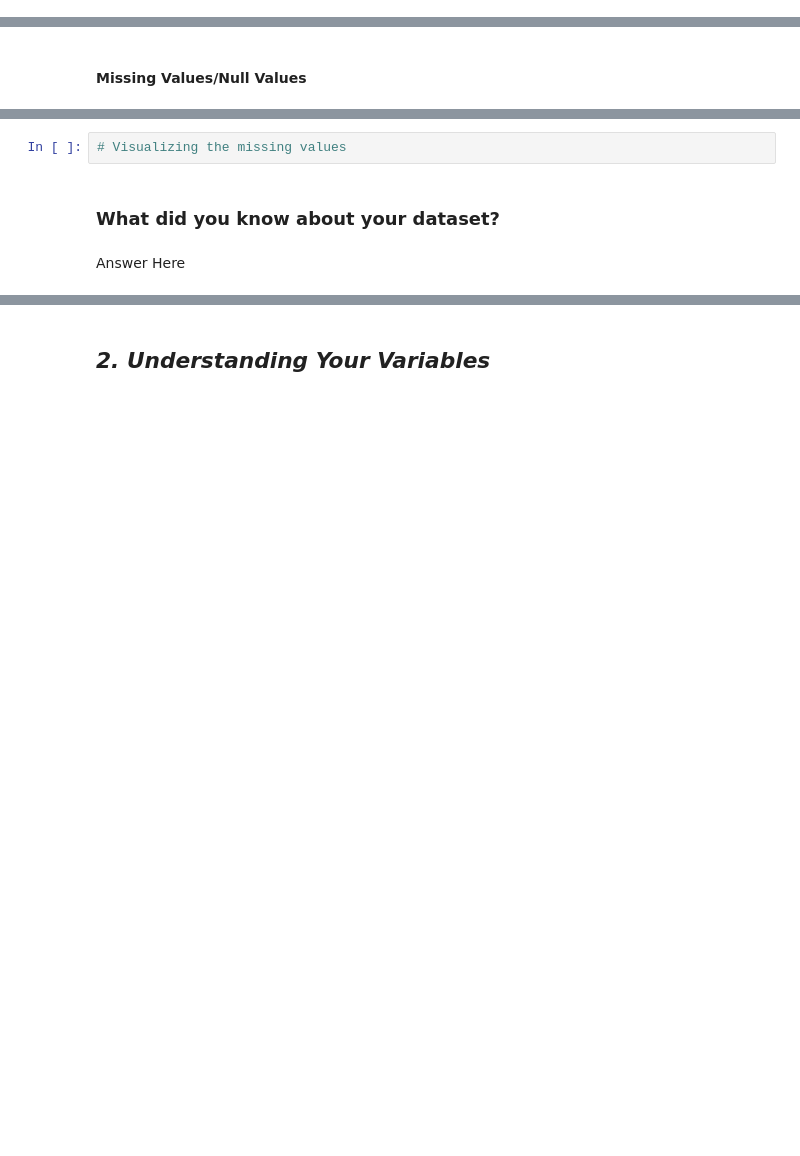
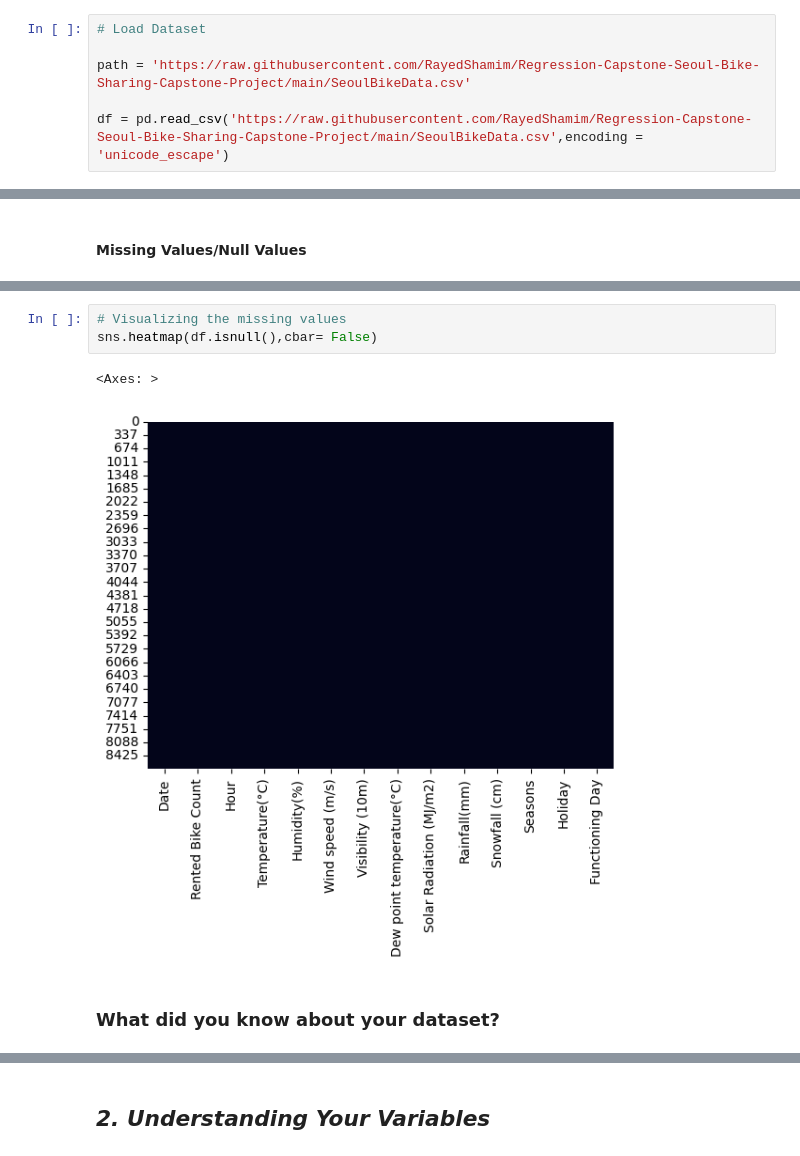
Before and after one commit to RayedShamim/Regression-Capstone-Seoul-Bike-Sharing-Capstone-Project, a Jupyter notebook: Capstone_Bike_Sharing_Demand_Prediction_ML_Submission.ipynb, the cells around one changed output, grey strips where cells are left out. Cells and saved outputs as stored; diff of their text form; blank space fills up the shorter version.

Commit message:
Finished Data Wrangling and Working on Story telling

```diff
--- a/Capstone_Bike_Sharing_Demand_Prediction_ML_Submission.ipynb
+++ b/Capstone_Bike_Sharing_Demand_Prediction_ML_Submission.ipynb
@@ -99,3 +100,9 @@ from sklearn.metrics import mean_squared_error
+# %%
+# Load Dataset
+
+path = 'https://raw.githubusercontent.com/RayedShamim/Regression-Capstone-Seoul-Bike-Sharing-Capstone-Project/main/SeoulBikeData.csv'
+
+df = pd.read_csv('https://raw.githubusercontent.com/RayedShamim/Regression-Capstone-Seoul-Bike-Sharing-Capstone-Project/main/SeoulBikeData.csv',encoding = 'unicode_escape')
 # %% [markdown]
 ### Dataset First View
 # %%
@@ -119,6 +176,8 @@ from sklearn.metrics import mean_squared_error
 # %%
 # Visualizing the missing values
+sns.heatmap(df.isnull(),cbar= False)
+# %% [output]
+<Axes: >
+[figure, added]
 # %% [markdown]
 ### What did you know about your dataset?
-# %% [markdown]
-Answer Here
```
Also changed, not shown: parts of 66 cells of this notebook.
